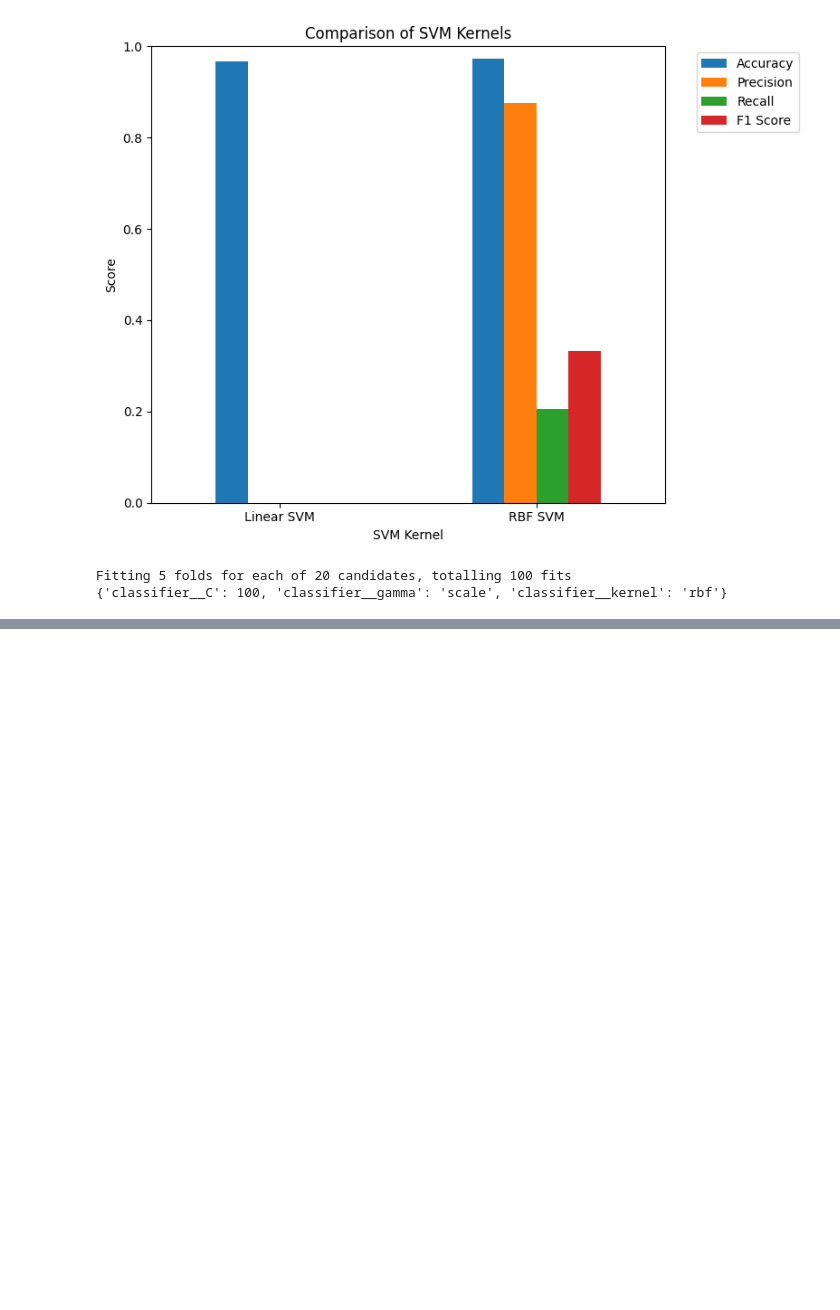
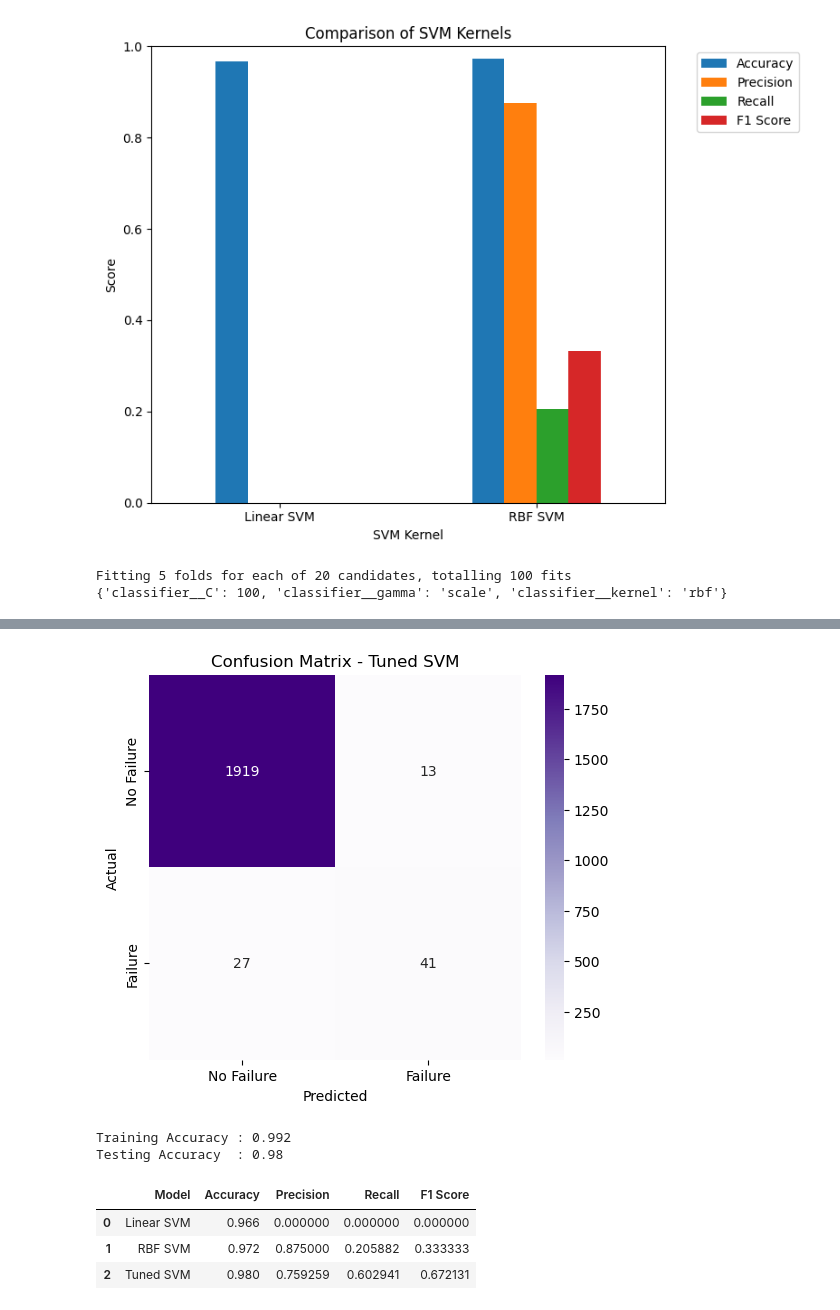
Before and after one commit to Shlok-Dwivedi/SVM, a Jupyter notebook: ML_Lab8.ipynb, the cells around one changed output, grey strips where cells are left out. Cells and saved outputs as stored; diff of their text form; code cells hidden in the pictures; blank space fills up the shorter version.

Commit message:
Update notebook with completed GridSearchCV, evaluation plots, ROC curves, and sample inference

```diff
--- a/ML_Lab8.ipynb
+++ b/ML_Lab8.ipynb
@@ -417,11 +436,41 @@ print("F1 Score :", f1_tuned)
+# %%
+cm_tuned = confusion_matrix(y_test, y_pred_tuned)
+
+plt.figure(figsize=(6, 5))
+sns.heatmap(
+    cm_tuned,
+    annot = True,
+    fmt = "d",
+    cmap = "Purples",
+    xticklabels = ["No Failure", "Failure"],
+    yticklabels = ["No Failure", "Failure"]
+)
+plt.xlabel("Predicted")
+plt.ylabel("Actual")
+plt.title("Confusion Matrix - Tuned SVM")
+plt.show()
+# %% [output]
+[figure, added]
+# %%
+train_acc_tuned = accuracy_score(y_train, best_model.predict(X_train))
+print("Training Accuracy :", train_acc_tuned)
+print("Testing Accuracy  :", accuracy_tuned)
+# %% [output]
+Training Accuracy : 0.992
+Testing Accuracy  : 0.98
 # %%
 final_comparison = pd.DataFrame({
     "Model": ["Linear SVM", "RBF SVM", "Tuned SVM"],
     "Accuracy": [accuracy_linear, accuracy_rbf, accuracy_tuned],
-    "Precision": [precision_linear, precision_rbf, precision],
-    "Recall ": [recall_linear, recall_rbf, recall_tuned],
+    "Precision": [precision_linear, precision_rbf, precision_tuned],
+    "Recall": [recall_linear, recall_rbf, recall_tuned],
     "F1 Score": [f1_linear, f1_rbf, f1_tuned]
 })
 
 final_comparison
+# %% [output]
+|  | Model | Accuracy | Precision | Recall | F1 Score |
+| 0 | Linear SVM | 0.966 | 0.000000 | 0.000000 | 0.000000 |
+| 1 | RBF SVM | 0.972 | 0.875000 | 0.205882 | 0.333333 |
+| 2 | Tuned SVM | 0.980 | 0.759259 | 0.602941 | 0.672131 |
 # %%
```
Also changed, not shown: parts of 7 cells of this notebook.
